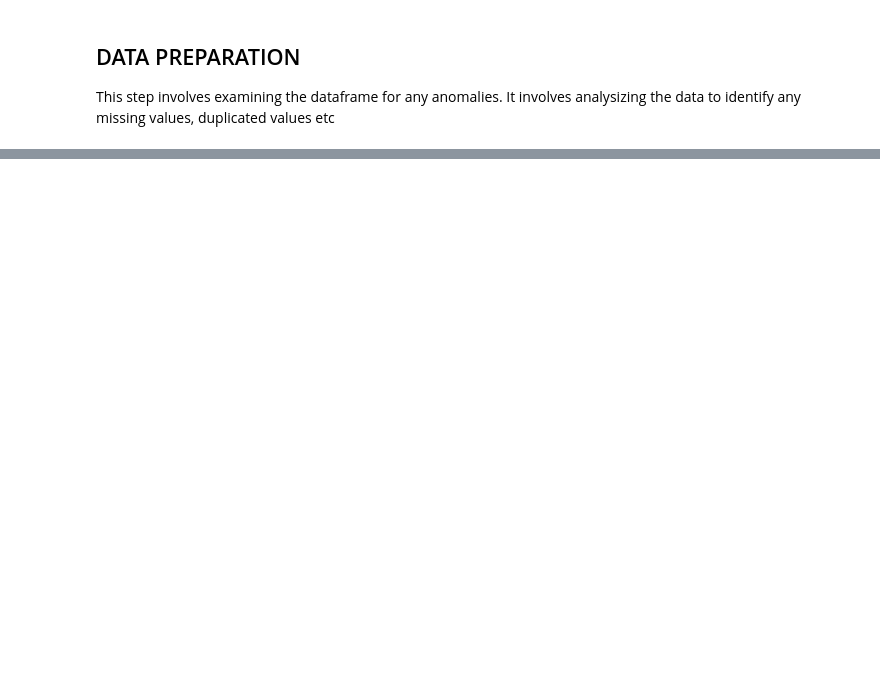
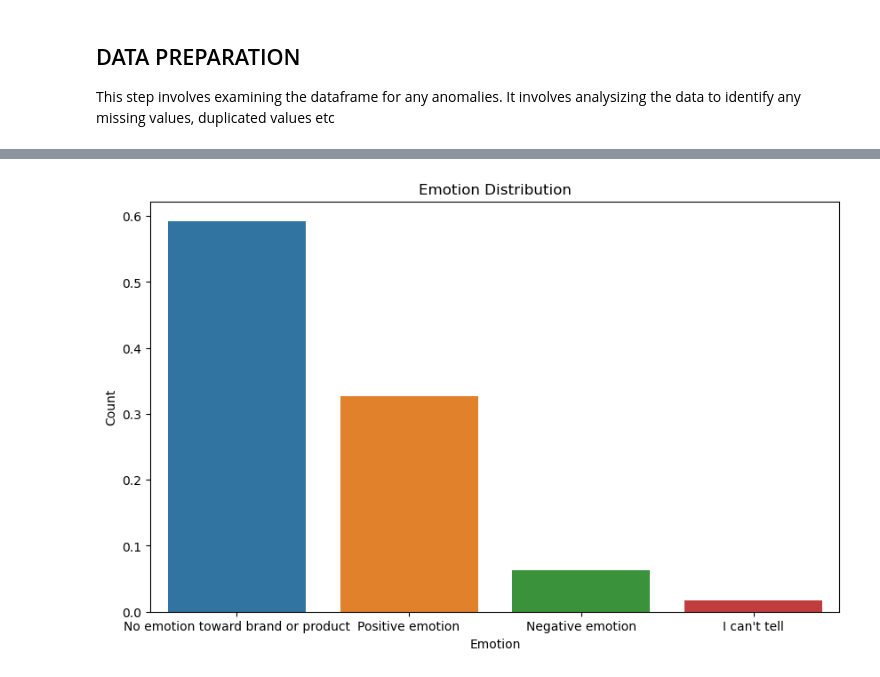
Before and after one commit to jgatharia/Phase_4_Project_, a Jupyter notebook: julliet.ipynb, the cells around one changed output, grey strips where cells are left out. Cells and saved outputs as stored; diff of their text form; code cells hidden in the pictures; blank space fills up the shorter version.

```diff
--- a/julliet.ipynb
+++ b/julliet.ipynb
@@ -70,3 +101,12 @@ df.describe(include='all')
 ## DATA PREPARATION
 
 This step involves examining the dataframe for any anomalies. It involves analysizing the data to identify any missing values, duplicated values etc
+# %%
+# chek for duplicates
+
+num_duplicates = df.duplicated().sum()
+print(f"Number of duplicated rows: {num_duplicates}")
+
+# drop the duplicated rows
+
+df = df.drop_duplicates()
@@ -87,0 +124,11 @@ df.duplicated().sum()
+# %%
+# drop missing values in 'Text' column
+df = df.dropna(subset=['Text'])
+
+# fill missing values in 'Product' column as tey are too many to drop
+
+df['Product'].fillna('Unknown Product',inplace = True)
+
+# check that the missing values have been handled
+
+df.isnull().sum()
@@ -87,0 +140,7 @@ df.duplicated().sum()
+# %%
+emotion_summary = df['Emotion'].value_counts()
+emotion_perc = df['Emotion'].value_counts(normalize=True)
+print(emotion_summary)
+print('----------------------------------')
+print('Percentages')
+print(emotion_perc*100)
@@ -87,0 +162,13 @@ df.duplicated().sum()
+# %%
+# create a bar plot
+
+plt.figure(figsize=(10,6))
+sns.barplot(x=emotion_perc.index, y=emotion_perc.values)
+
+plt.title('Emotion Distribution')
+plt.xlabel('Emotion')
+plt.ylabel('Count')
+
+plt.show()
+# %% [output]
+[figure, added]
```
Also changed, not shown: parts of 16 cells of this notebook.
